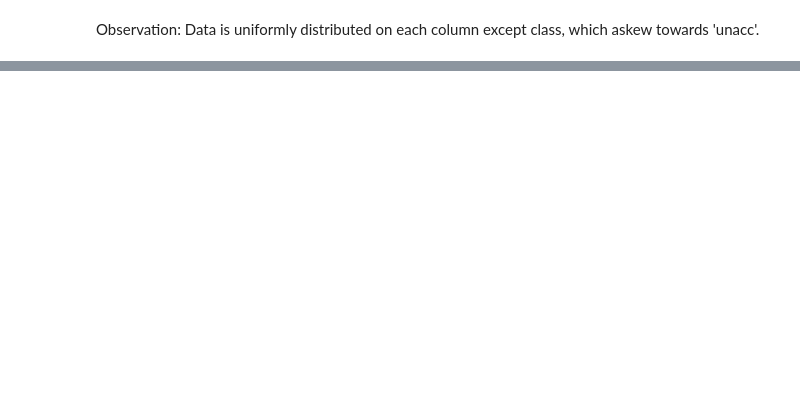
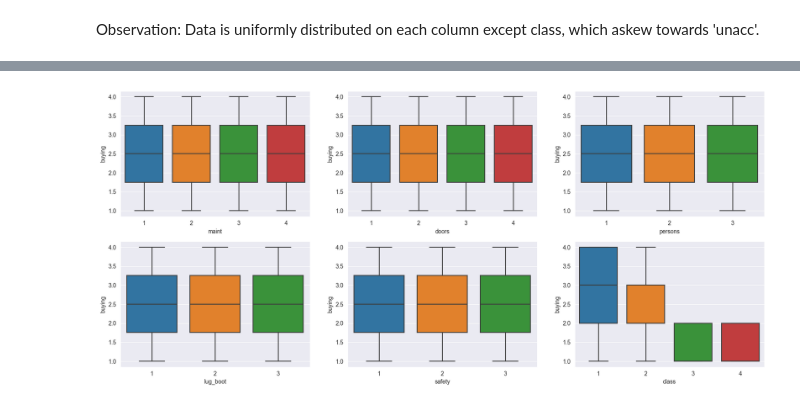
Before and after one commit to yathit/Senior-DE-Tech-Challenge, a Jupyter notebook: 5_Machine_Learning/modeling.ipynb, the cells around one changed output, grey strips where cells are left out. Saved outputs shown, nothing was run; the diff lists cells and outputs as text; code cells hidden in the pictures; blank space fills up the shorter version.

```diff
--- a/5_Machine_Learning/modeling.ipynb
+++ b/5_Machine_Learning/modeling.ipynb
@@ -71,0 +85,10 @@ Observation: Data is uniformly distributed on each column except class, which as
+# %%
+# Listing categorical columns for checking data imbalance and plotting them
+features = ["buying", "maint", "doors", "persons", "lug_boot", "safety"]
+k=0
+plt.figure(figsize=(20,25))
+for col in cols:
+    k=k+1
+    plt.subplot(4, 3,k)
+    df_car[col].value_counts().plot(kind='bar');
+    plt.title(col)
@@ -71,0 +97,17 @@ Observation: Data is uniformly distributed on each column except class, which as
+# %%
+# Perform Label Encoding for Categorical features that has numeric values
+
+def label_encoding(df):
+    df['buying'] = df['buying'].replace({'low':1,'med':2,'high':3,'vhigh':4 }).astype(int)
+    df['maint'] = df['maint'].replace({'low':1,'med':2,'high':3,'vhigh':4 }).astype(int)
+    df['doors'] = df['doors'].replace({'2':1,'3':2,'4':3,'5more':4 }).astype(int)
+    df['persons'] = df['persons'].replace({'2':1,'4':2,'more':3}).astype(int)
+    df['lug_boot'] = df['lug_boot'].replace({'small':1,'med':2,'big':3}).astype(int)
+    df['safety'] = df['safety'].replace({'low':1,'med':2,'high':3}).astype(int)
+    df['class'] = df['class'].replace({'unacc':1,'acc':2,'good':3,'vgood':4 }).astype(int)
+
+    return df
+
+
+df_car = label_encoding(df_car)
+df_car.head()
@@ -71,0 +160,13 @@ Observation: Data is uniformly distributed on each column except class, which as
+# %%
+# Boxplot for all categorical variables
+
+features = ["maint", "doors", "persons", "lug_boot", "safety", "class" ]
+
+k=0
+plt.figure(figsize=(20,18))
+for col in range (len(features)):
+    k=k+1
+    plt.subplot(4, 3, k)
+    ax = sns.boxplot(x = features[col], y = 'buying', data = df_car)
+# %% [output]
+[figure, added]
```
Also changed, not shown: parts of 14 cells of this notebook.
